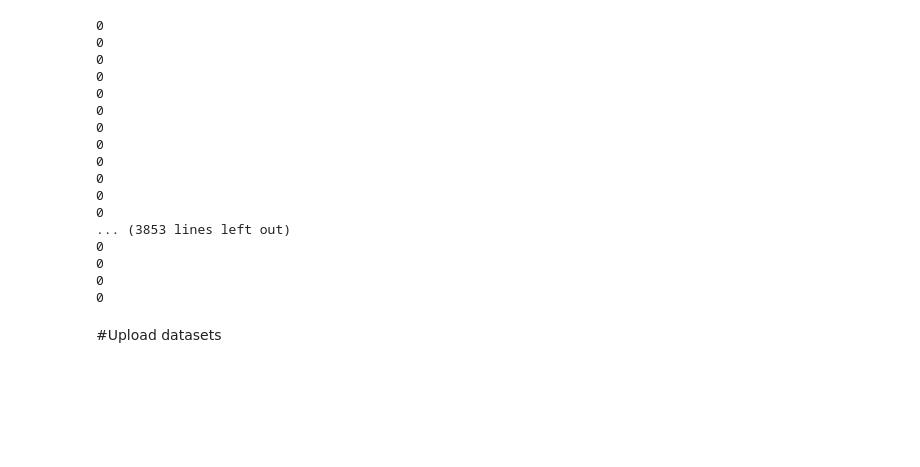
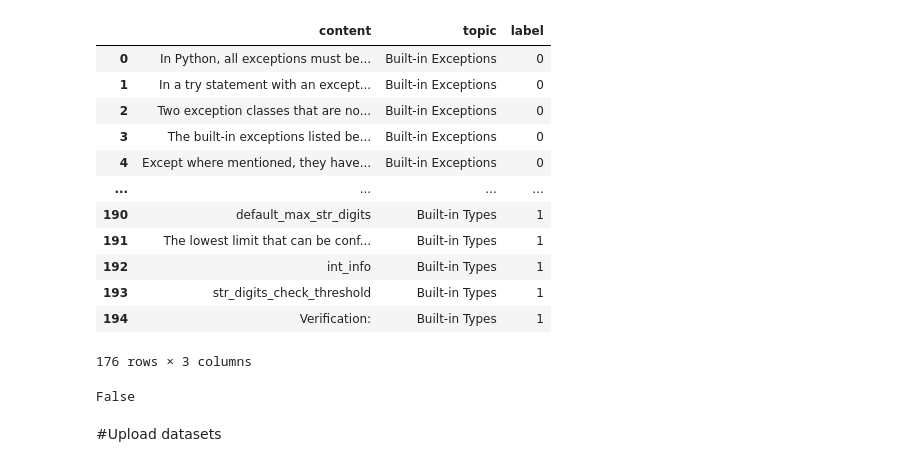
Before and after one commit to ece1786-2022/PyOverflow, a Jupyter notebook: CNN_baseline.ipynb, the cells around one changed output. Saved outputs shown, nothing was run; the diff lists cells and outputs as text; code cells hidden in the pictures; blank space fills up the shorter version.

```diff
--- a/CNN_baseline.ipynb
+++ b/CNN_baseline.ipynb
@@ -17,24 +17,24 @@ data_path = "Data/Training/built-in-exceptions.csv"
 df = pd.read_csv(data_path)
-# %%
-for sent in df['content'][0]:
-    print(df.index[0])
-# %% [output]
-0
-0
-0
-0
-0
-0
-0
-0
-0
-0
-0
-0
-... (3853 lines left out)
-0
-0
-0
-0
+# %%
+df.dropna()
+# %% [output]
+|  | content | topic | label |
+| 0 | In Python, all exceptions must be... | Built-in Exceptions | 0 |
+| 1 | In a try statement with an except... | Built-in Exceptions | 0 |
+| 2 | Two exception classes that are no... | Built-in Exceptions | 0 |
+| 3 | The built-in exceptions listed be... | Built-in Exceptions | 0 |
+| 4 | Except where mentioned, they have... | Built-in Exceptions | 0 |
+| ... | ... | ... | ... |
+| 190 | default_max_str_digits | Built-in Types | 1 |
+| 191 | The lowest limit that can be conf... | Built-in Types | 1 |
+| 192 | int_info | Built-in Types | 1 |
+| 193 | str_digits_check_threshold | Built-in Types | 1 |
+| 194 | Verification: | Built-in Types | 1 |
+176 rows × 3 columns
+# %%
+# Split the data into train and test
+train, val = train_test_split(df, test_size=0.2, random_state=42)
+# %% [output]
+False
 # %%
 class TextDataset(torch.utils.data.Dataset):
```
Also changed, not shown: parts of 7 cells of this notebook, 2 other files.
